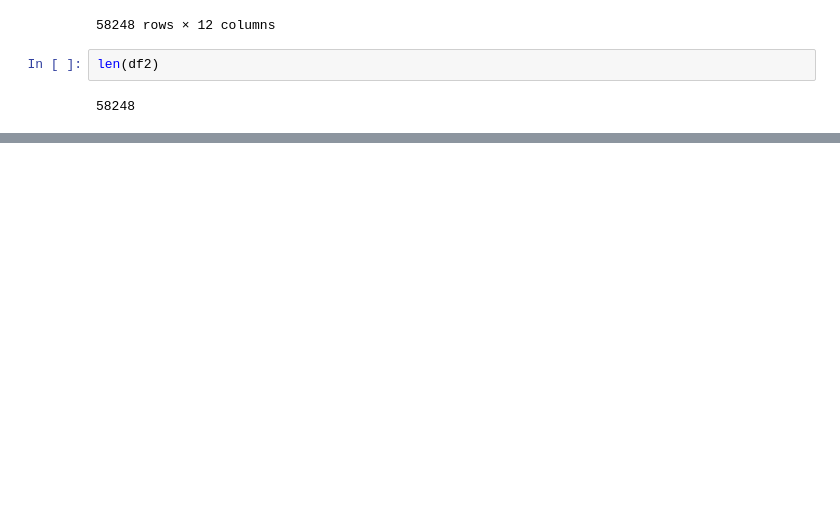
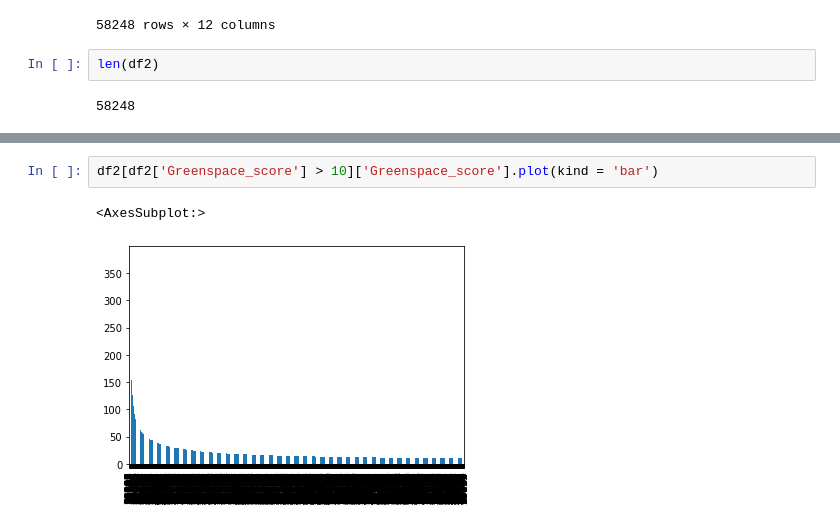
Before and after one commit to KainosSoftwareLtd/ASDI-Hackathon, a Jupyter notebook: Notebooks/test_greenspace_score_function.ipynb, the cells around one changed output, grey strips where cells are left out. Cells and saved outputs as stored; diff of their text form; blank space fills up the shorter version.

```diff
--- a/Notebooks/test_greenspace_score_function.ipynb
+++ b/Notebooks/test_greenspace_score_function.ipynb
@@ -123,3 +123,8 @@ df2[df2['Greenspace_score'] > 100]
 | 28245 | 51.495650 | -0.148336 | 0 | 0 | 1 | 1 | 0 | 1 | 0.432028 | ... |
 | 30918 | 51.472624 | -0.028521 | 0 | 0 | 1 | 1 | 0 | 1 | 0.411721 | ... |
 | 28507 | 51.493430 | -0.155487 | 0 | 0 | 1 | 1 | 1 | 1 | 0.428632 | ... |
+# %%
+df2[df2['Greenspace_score'] > 10]['Greenspace_score'].plot(kind = 'bar')
+# %% [output]
+<AxesSubplot:>
+[figure, added]
```
Also changed, not shown: parts of 1 cell of this notebook, 9 other files.
